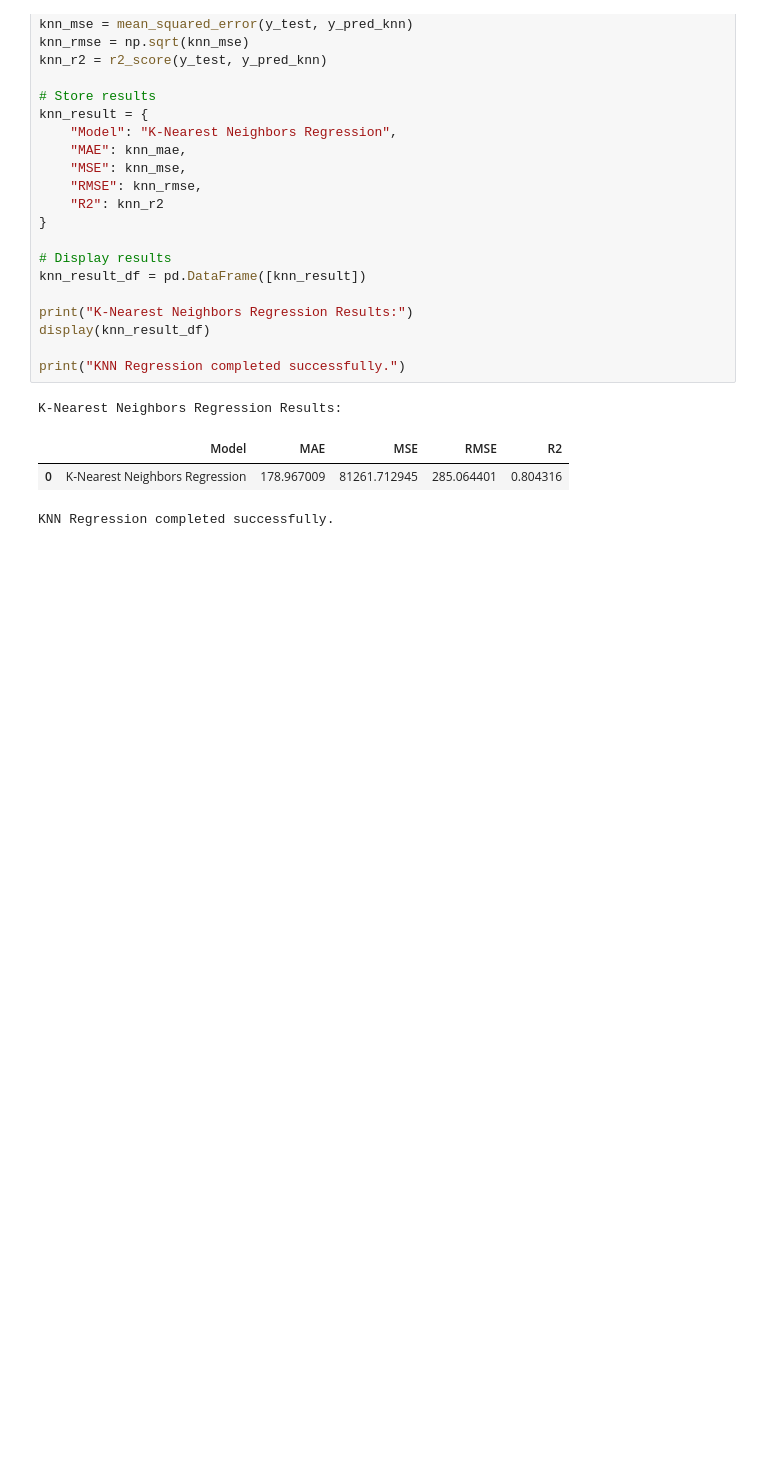
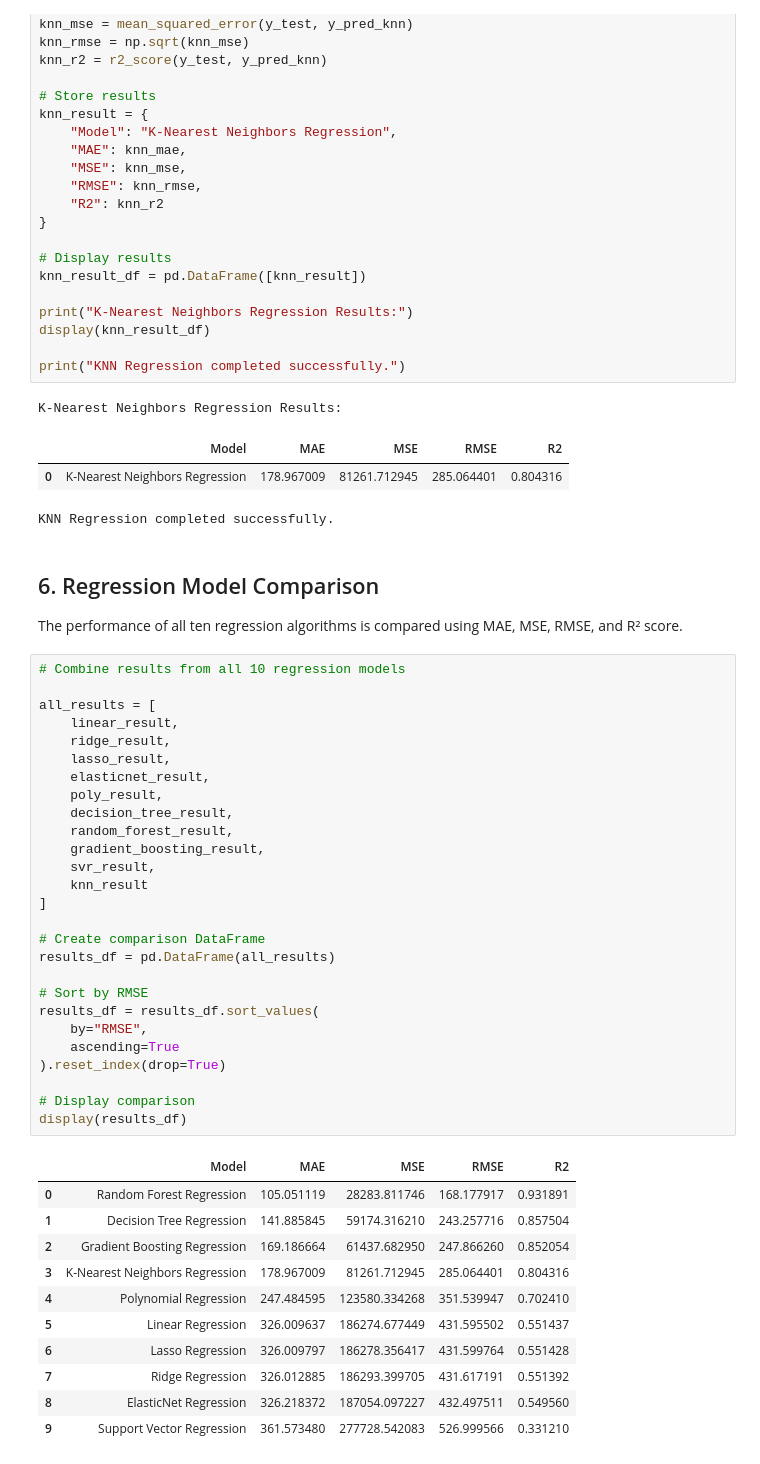
Before and after one commit to mith-sen/ML_Case_Study, a Jupyter notebook: notebooks/regression.ipynb, the cells around one changed output. Drawn from its saved outputs; the diff is of its cells as text; blank space fills up the shorter version.

Commit message:
Comparison Table

```diff
--- a/notebooks/regression.ipynb
+++ b/notebooks/regression.ipynb
@@ -1511,3 +1511,46 @@ K-Nearest Neighbors Regression Results:
 |  | Model | MAE | MSE | RMSE | R2 |
 | 0 | K-Nearest Neighbors Regression | 178.967009 | 81261.712945 | 285.064401 | 0.804316 |
 KNN Regression completed successfully.
+# %% [markdown]
+## 6. Regression Model Comparison
+
+The performance of all ten regression algorithms is compared using MAE, MSE, RMSE, and R² score.
+# %%
+# Combine results from all 10 regression models
+
+all_results = [
+    linear_result,
+    ridge_result,
+    lasso_result,
+    elasticnet_result,
+    poly_result,
+    decision_tree_result,
+    random_forest_result,
+    gradient_boosting_result,
+    svr_result,
+    knn_result
+]
+
+# Create comparison DataFrame
+results_df = pd.DataFrame(all_results)
+
+# Sort by RMSE
+results_df = results_df.sort_values(
+    by="RMSE",
+    ascending=True
+).reset_index(drop=True)
+
+# Display comparison
+display(results_df)
+# %% [output]
+|  | Model | MAE | MSE | RMSE | R2 |
+| 0 | Random Forest Regression | 105.051119 | 28283.811746 | 168.177917 | 0.931891 |
+| 1 | Decision Tree Regression | 141.885845 | 59174.316210 | 243.257716 | 0.857504 |
+| 2 | Gradient Boosting Regression | 169.186664 | 61437.682950 | 247.866260 | 0.852054 |
+| 3 | K-Nearest Neighbors Regression | 178.967009 | 81261.712945 | 285.064401 | 0.804316 |
+| 4 | Polynomial Regression | 247.484595 | 123580.334268 | 351.539947 | 0.702410 |
+| 5 | Linear Regression | 326.009637 | 186274.677449 | 431.595502 | 0.551437 |
+| 6 | Lasso Regression | 326.009797 | 186278.356417 | 431.599764 | 0.551428 |
+| 7 | Ridge Regression | 326.012885 | 186293.399705 | 431.617191 | 0.551392 |
+| 8 | ElasticNet Regression | 326.218372 | 187054.097227 | 432.497511 | 0.549560 |
+| 9 | Support Vector Regression | 361.573480 | 277728.542083 | 526.999566 | 0.331210 |
```
